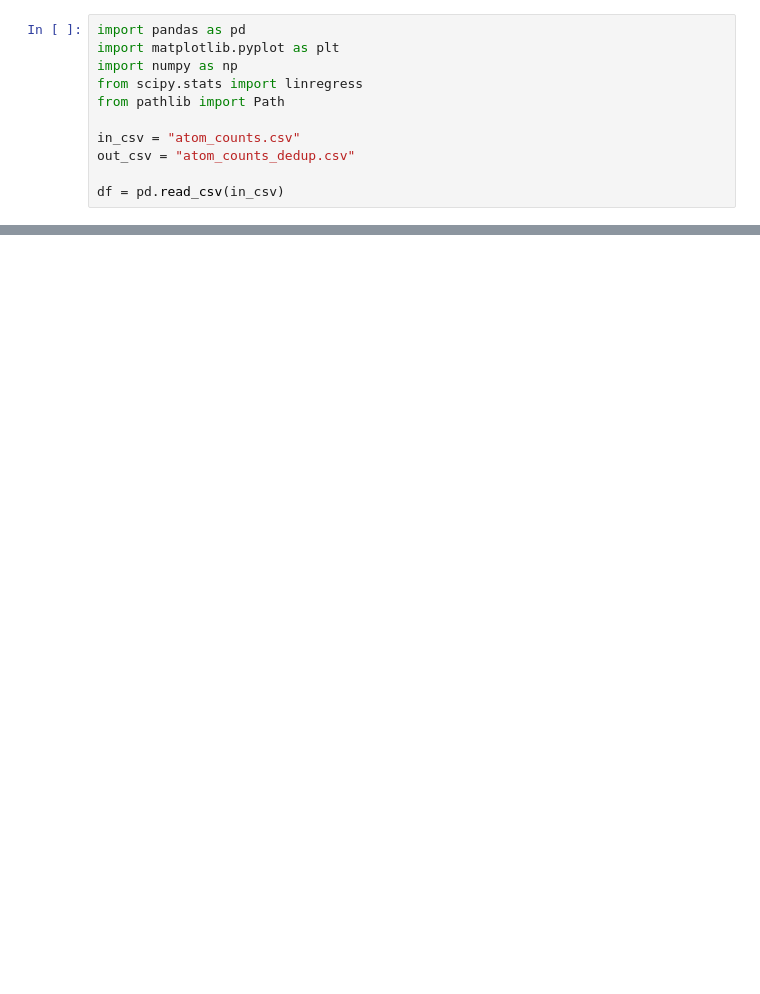
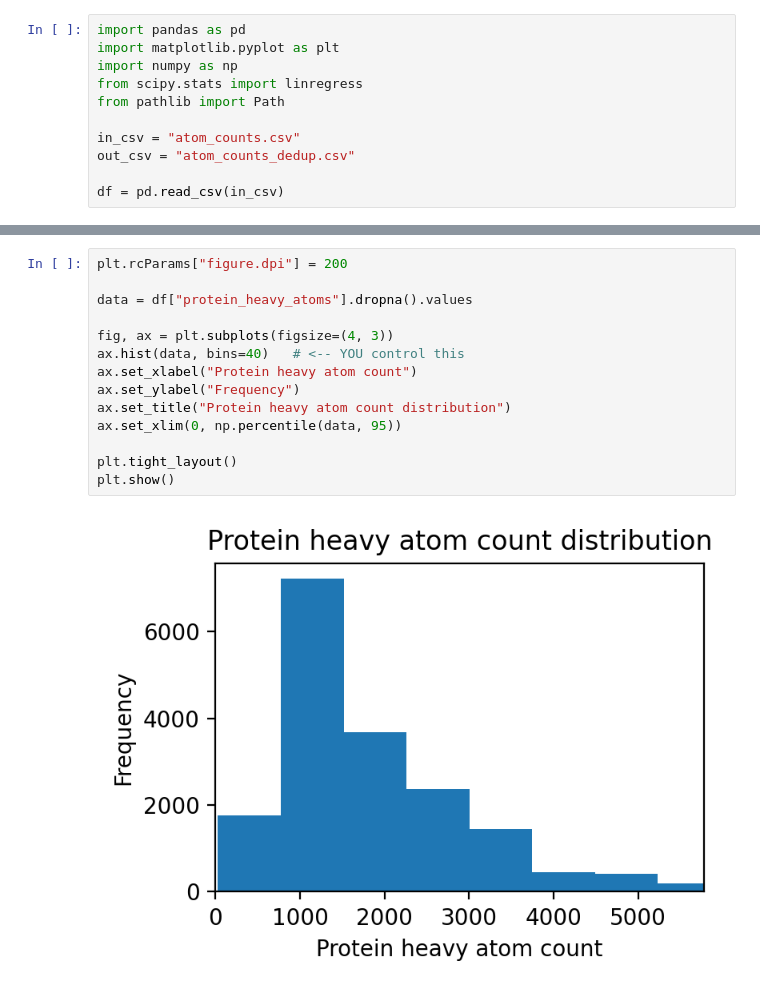
Before and after one commit to csongornemeth/pca_nma_dot_product, a Jupyter notebook: atom_count_ana.ipynb, the cells around one changed output, grey strips where cells are left out. Drawn from its saved outputs; the diff is of its cells as text; blank space fills up the shorter version.

```diff
--- a/atom_count_ana.ipynb
+++ b/atom_count_ana.ipynb
@@ -104,0 +105,16 @@ plt.show()
+# %%
+plt.rcParams["figure.dpi"] = 200
+
+data = df["protein_heavy_atoms"].dropna().values
+
+fig, ax = plt.subplots(figsize=(4, 3))
+ax.hist(data, bins=40)   # <-- YOU control this
+ax.set_xlabel("Protein heavy atom count")
+ax.set_ylabel("Frequency")
+ax.set_title("Protein heavy atom count distribution")
+ax.set_xlim(0, np.percentile(data, 95))
+
+plt.tight_layout()
+plt.show()
+# %% [output]
+[figure, added]
```
Also changed, not shown: parts of 13 cells of this notebook.
